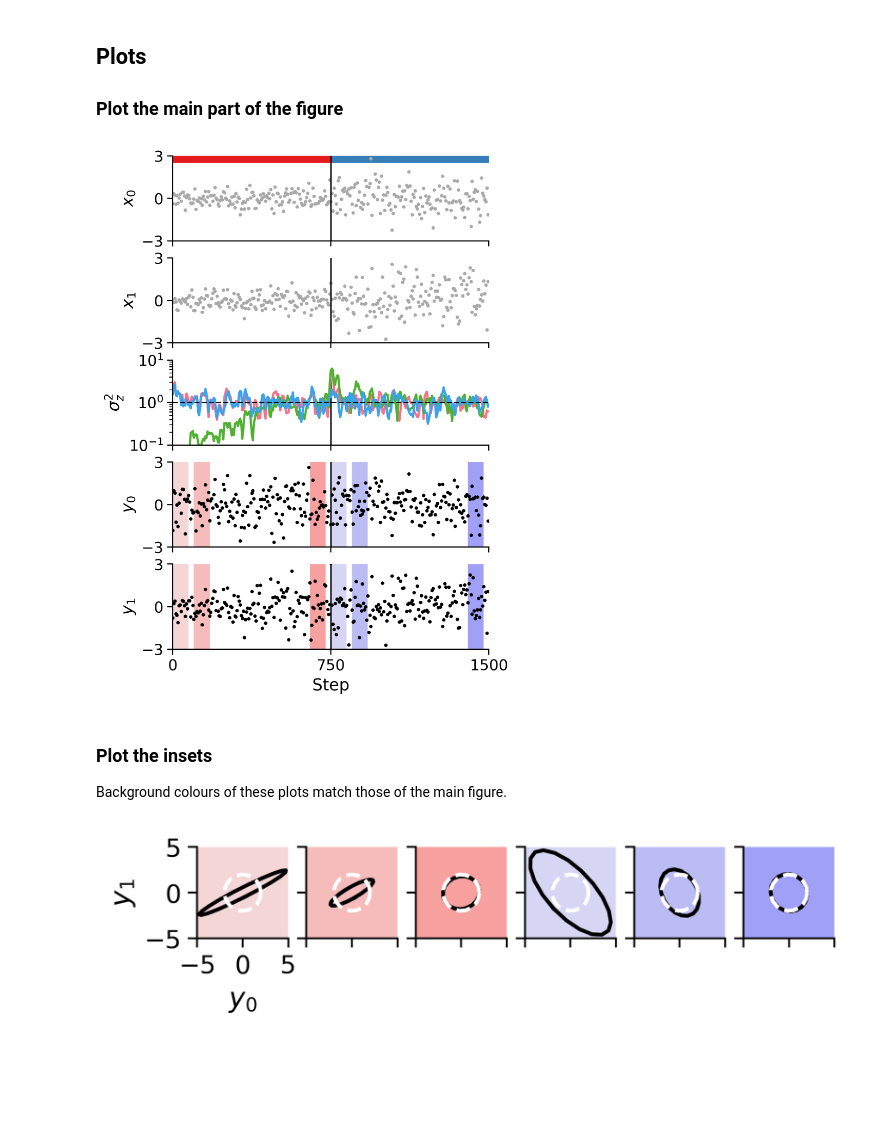
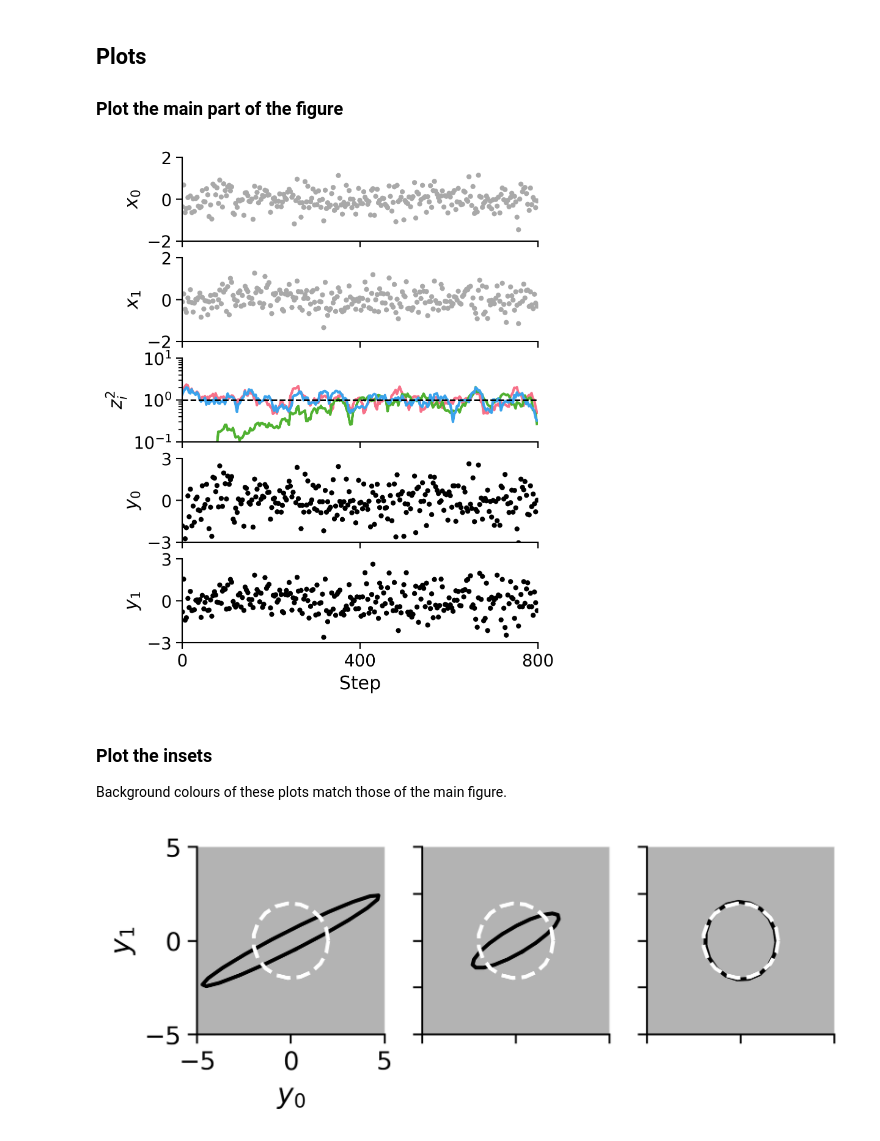
Before and after one commit to lyndond/frame_whitening, a Jupyter notebook: figures/mercedes_schematic_main.ipynb, the cells around one changed output. Cells and saved outputs as stored; diff of their text form; code cells hidden in the pictures; blank space fills up the shorter version.

```diff
--- a/figures/mercedes_schematic_main.ipynb
+++ b/figures/mercedes_schematic_main.ipynb
@@ -55,17 +55,17 @@ def simulate(
 ## Run simulation
 # %%
 np.random.seed(420)
-num_switches = 2
 n, k = 2, 3
 batch_size = 1
-n_batch = 750
-lr_g = 3e-3
+n_batch = 800
+lr_g = 4e-3
 
 V, _ = np.linalg.qr(np.random.randn(n, n))
 Cxx0 = V @ np.diag([3, 1]) @ V.T * 0.1
 V, _ = np.linalg.qr(np.random.randn(n, n))
 Cxx1 = V @ np.diag([3, 1]) @ V.T * 0.5
 cholesky_list = [np.linalg.cholesky(C) for C in (Cxx0, Cxx1)]
+cholesky_list = [np.linalg.cholesky(C) for C in [Cxx0]]
 W = fw.get_mercedes_frame()
 
 # g0 = np.random.rand(k) * 1
@@ -88,69 +88,68 @@ def moving_average(x, w):
 
     return y
 
-t_skip = 5
+t_skip = 3
 X0 = X[::t_skip, :]
 Y0 = Y[::t_skip, :]
 Y0 = Y[::t_skip, :]
 
 sz2 = Z**2
-sz2 = moving_average(sz2, 15)
+sz2 = moving_average(sz2, 20)
 sz2 = sz2[::t_skip, :]
 T = len(X)
 
 cols = sns.color_palette("husl", 3)
 ctx_cols = sns.color_palette("Set1", 2)  # context
-slice_cols0 = sns.color_palette("light:red", 10)[1:4]
-slice_cols1 = sns.color_palette("light:blue", 10)[1:4]
-
-slice_cols = np.concatenate((slice_cols0, slice_cols1))
+# slice_cols0 = sns.color_palette("light:red", 10)[1:4]
+# slice_cols1 = sns.color_palette("light:blue", 10)[1:4]
+# slice_cols = np.concatenate((slice_cols0, slice_cols1))
 
 with sns.plotting_context("paper", font_scale=1.5):
-    fig, ax = plt.subplots(5, 1, figsize=(5, 8), sharex="all", dpi=300)
-    size = 5
+    fig, ax = plt.subplots(5, 1, figsize=(5, 7), sharex="all", dpi=300)
+    size = 10
     time = np.arange(0, T, t_skip)
 
-    for i in range(5):
-        ax[i].vlines(n_batch, -5, 5, linestyle="-", color="k")
+    # for i in range(5):
+    #     ax[i].vlines(n_batch, -5, 5, linestyle="-", color="k")
 
     # contexts
-    rectangle0 = plt.Rectangle((0, 2.5), n_batch, 1, fc=ctx_cols[0], ec="none")
-    rectangle1 = plt.Rectangle((n_batch, 2.5), n_batch, 1, fc=ctx_cols[1], ec="none")
-    ax[0].add_patch(rectangle0)
-    ax[0].add_patch(rectangle1)
+    # rectangle0 = plt.Rectangle((0, 2.5), n_batch, 1, fc=ctx_cols[0], ec="none")
+    # rectangle1 = plt.Rectangle((n_batch, 2.5), n_batch, 1, fc=ctx_cols[1], ec="none")
+    # ax[0].add_patch(rectangle0)
+    # ax[0].add_patch(rectangle1)
 
     # x inputs
     ax[0].scatter(time, X0[:, 0], s=size, c="darkgrey")
     ax[1].scatter(time, X0[:, 1], s=size, c="darkgrey")
 
     # z variance
     [ax[2].plot(time, sz2[:, i], color=cols[i], linewidth=2) for i in range(k)]
     ax[2].hlines(1, 0, time[-1], linestyle="--", color="k")
 
     # time slices
-    for i, tt in enumerate((0, 100, 650, 750, 850, 1400)):
-        for j in (-2, -1):
-            rect = plt.Rectangle((tt, -5), 75, 10, fc=slice_cols[i], ec="none")
-            ax[j].add_patch(rect)
+    # for i, tt in enumerate((0, 100, 650, 750, 850, 1400)):
+    #     for j in (-2, -1):
+    #         rect = plt.Rectangle((tt, -5), 75, 10, fc=slice_cols[i], ec="none")
+    #         ax[j].add_patch(rect)
 
     # y outputs
     ax[-2].scatter(time, Y0[:, 0], s=size, color="k")
     ax[-1].scatter(time, Y0[:, 1], s=size, color="k")
 
-    ylim_x = (-3, 3)
+    ylim_x = (-2, 2)
     ylim_y = (-3, 3)
-    yticks_x = (-3, 0, 3)
+    yticks_x = (-2, 0, 2)
     yticks_y = (-3, 0, 3)
     ax[0].set(ylabel=r"$x_0$", ylim=ylim_x, yticks=yticks_x, xlim=(0, T))
     ax[1].set(ylabel=r"$x_1$", ylim=ylim_x, yticks=yticks_x)
-    ax[2].set(ylabel=r"$\sigma^2_z$", ylim=(1e-1, 10), yscale="log")
+    ax[2].set(ylabel=r"$z_i^2$", ylim=(1e-1, 10), yscale="log")
     ax[-2].set(ylabel=r"$y_0$", ylim=ylim_y, yticks=yticks_y)
     ax[-1].set(ylabel=r"$y_1$", xlabel="Step", ylim=ylim_y, yticks=yticks_y)
-    ax[-1].set(xticks=(0, 750, 1500))
+    ax[-1].set(xticks=(0, n_batch//2, n_batch))
 
     sns.despine()
 # %% [output]
-[figure, old version]
+[figure, new version]
 # %% [markdown]
 ### Plot the insets
 
@@ -162,14 +161,17 @@ def get_Cyy(Cxx, W, g):
     return Cyy
 
 
+slice_cols = sns.color_palette("dark:grey", 10)[:3]
+slice_cols = [(0.7, 0.7, 0.7)] * 3
 In = np.eye(2)
+#fmt: off
 with sns.plotting_context("paper", font_scale=1.5):
-    fig_dims = (1, 6)
+    fig_dims = (1, 3)
     fig, ax = plt.subplots(*fig_dims, figsize=(6, 5), dpi=300, squeeze=False)
 
     I_kwargs = {"linestyle": "--", "linewidth": 2, "color": "w"}
     Cyy_kwargs = {"linewidth": 2, "color": "k"}
-    t_slice = (0, 100, n_batch, n_batch + 1, n_batch + 100, -1)
+    t_slice = (0, 99, n_batch-1)#, n_batch + 1, n_batch + 100, -1)
     for i in range(len(t_slice)):
         idx = np.unravel_index(i, fig_dims)
         ctx = i > 2
@@ -190,6 +192,8 @@ with sns.plotting_context("paper", font_scale=1.5):
         if i > 0:
             ax[idx].set(xticklabels=[], yticklabels=[])
     ax[0, 0].set(xlabel=r"$y_0$", ylabel=r"$y_1$", xticks=(-5, 0, 5), yticks=(-5, 0, 5))
+
     sns.despine()
+#fmt: on
 # %% [output]
-[figure, old version]
+[figure, new version]
```
Also changed, not shown: 4 other files.
